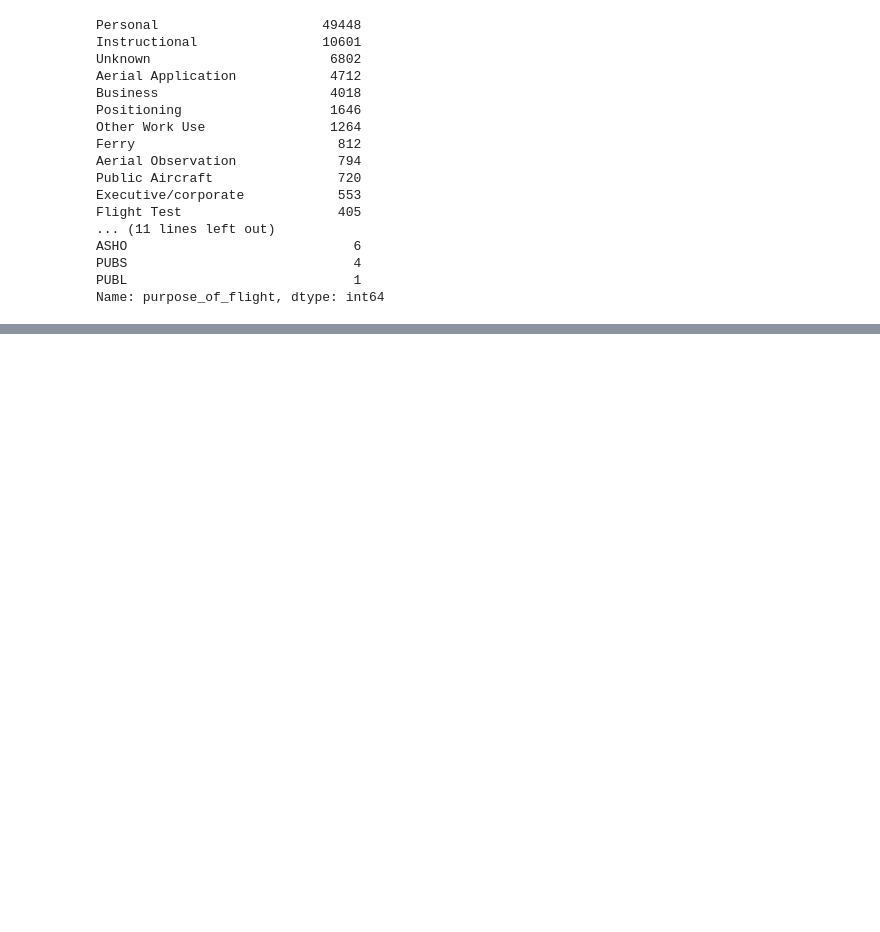
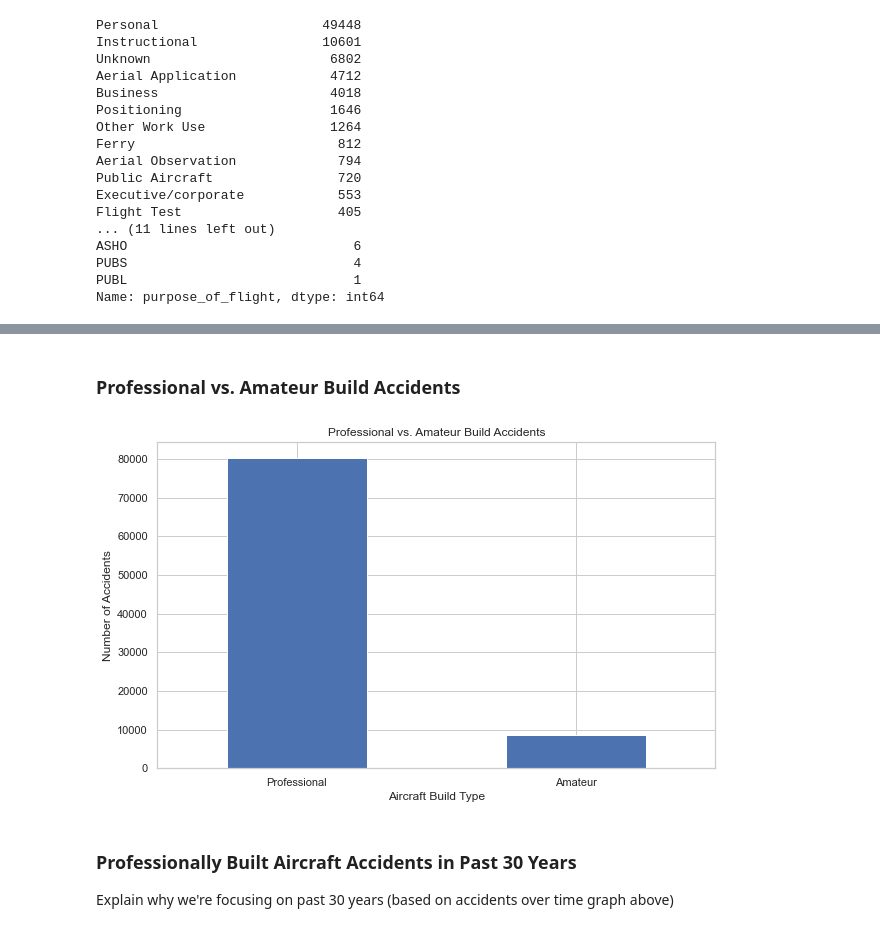
Before and after one commit to dangrosen/Aviation_Project, a Jupyter notebook: aviation_division_DRAFT.ipynb, the cells around one changed output, grey strips where cells are left out. Saved outputs shown, nothing was run; the diff lists cells and outputs as text; code cells hidden in the pictures; blank space fills up the shorter version.

Commit message:
updated nb with bar/corr graph

```diff
--- a/aviation_division_DRAFT.ipynb
+++ b/aviation_division_DRAFT.ipynb
@@ -35,10 +36,3 @@ aviation_df.head()
 | 3 | 20001218X45448 | Accident | LAX96LA321 | 1977-06-19 | EUREKA, CA | United States | NaN | NaN | ... |
 | 4 | 20041105X01764 | Accident | CHI79FA064 | 1979-08-02 | Canton, OH | United States | NaN | NaN | ... |
 5 rows × 31 columns
-# %%
-#Formatting data
-
-# Potentially format column headers
-
-aviation_df["Incident.Date"] = pd.to_datetime(aviation_df["Event.Date"])
-aviation_df["Incident.Date"].describe()
@@ -57,4 +45,8 @@ aviation_df.columns = aviation_df.columns.str.lower().str.replace('.', '_')
 # %%
-# Drop unnecessary columns
-aviation_df.drop(columns = ["location", "registration_number", "accident_number", "latitude", "longitude", "airport_code", "airport_name", "far_description", "schedule", "air_carrier", "report_status", "publication_date"], inplace=True)
+# Drop columns that are irrelevant to our business problem and/or have over 50% null values
+
+aviation_df.drop(columns = ["location", "registration_number", "accident_number",
+                            "latitude", "longitude", "airport_code", "airport_name",
+                            "far_description", "schedule", "air_carrier", "report_status",
+                            "publication_date"], inplace=True)
 # %%
@@ -312,0 +303,20 @@ country_dict
+# %% [markdown]
+### Professional vs. Amateur Build Accidents
+# %%
+# Set figure size
+plt.figure(figsize=(10, 6))
+
+# Create plot
+amateur_counts = aviation_df['amateur_built'].value_counts()
+amateur_counts.plot(kind = 'bar')
+
+plt.title("Professional vs. Amateur Build Accidents")
+plt.ylabel("Number of Accidents")
+plt.xlabel("Aircraft Build Type")
+plt.xticks([0,1], ["Professional", "Amateur"], rotation=0);
+# %% [output]
+[figure, added]
+# %% [markdown]
+### Professionally Built Aircraft Accidents in Past 30 Years
+
+Explain why we're focusing on past 30 years (based on accidents over time graph above)
```
Also changed, not shown: parts of 51 cells of this notebook, 1 other file.
